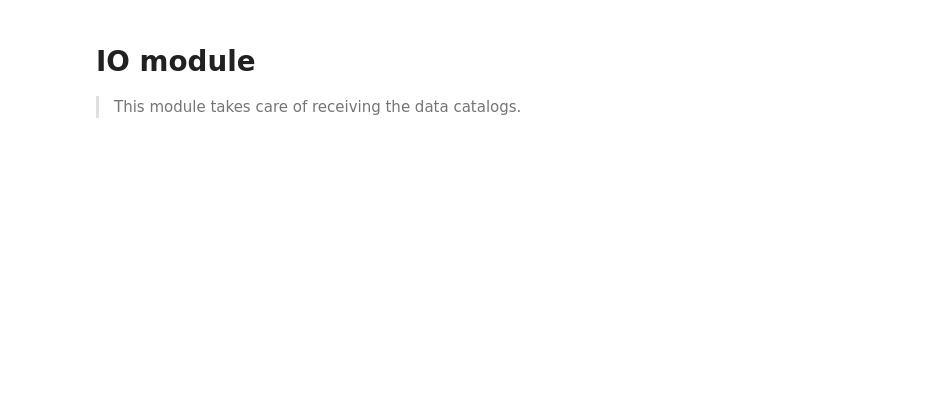
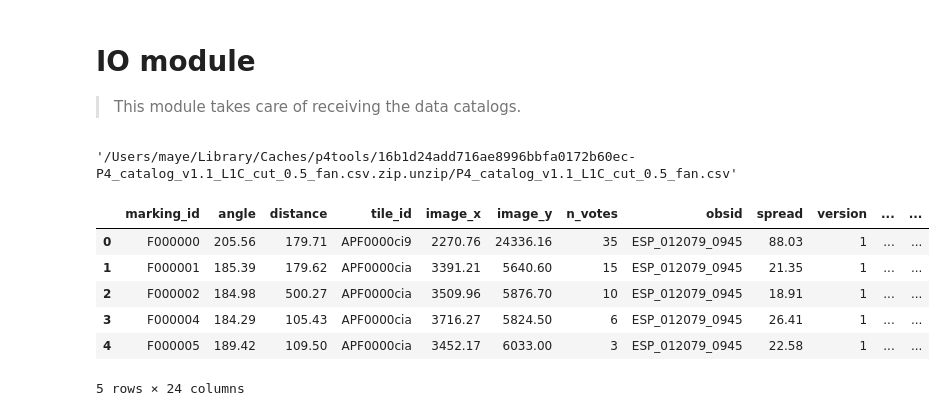
Before and after one commit to michaelaye/p4tools, a Jupyter notebook: notebooks/00_io.ipynb, the cells around one changed output. Drawn from its saved outputs; the diff is of its cells as text; code cells hidden in the pictures; blank space fills up the shorter version.

```diff
--- a/notebooks/00_io.ipynb
+++ b/notebooks/00_io.ipynb
@@ -64,2 +63,6 @@ def fetch_zipped_file(key):
     return fpath[0]
+# %%
+fetch_zipped_file("fans")
+# %% [output]
+'/Users/maye/Library/Caches/p4tools/16b1d24add716ae8996bbfa0172b60ec-P4_catalog_v1.1_L1C_cut_0.5_fan.csv.zip.unzip/P4_catalog_v1.1_L1C_cut_0.5_fan.csv'
 # %%
@@ -88,3 +92,15 @@ def get_tile_urls() -> pd.DataFrame:
+# %%
+fans = get_fan_catalog()
+# %%
+fans.head()
+# %% [output]
+|  | marking_id | angle | distance | tile_id | image_x | image_y | n_votes | obsid | spread | version | ... | ... |
+| 0 | F000000 | 205.56 | 179.71 | APF0000ci9 | 2270.76 | 24336.16 | 35 | ESP_012079_0945 | 88.03 | 1 | ... | ... |
+| 1 | F000001 | 185.39 | 179.62 | APF0000cia | 3391.21 | 5640.60 | 15 | ESP_012079_0945 | 21.35 | 1 | ... | ... |
+| 2 | F000002 | 184.98 | 500.27 | APF0000cia | 3509.96 | 5876.70 | 10 | ESP_012079_0945 | 18.91 | 1 | ... | ... |
+| 3 | F000004 | 184.29 | 105.43 | APF0000cia | 3716.27 | 5824.50 | 6 | ESP_012079_0945 | 26.41 | 1 | ... | ... |
+| 4 | F000005 | 189.42 | 109.50 | APF0000cia | 3452.17 | 6033.00 | 3 | ESP_012079_0945 | 22.58 | 1 | ... | ... |
+5 rows × 24 columns
 # %%
 get_region_names()
 # %% [output]
```
Also changed, not shown: parts of 20 cells of this notebook, 13 other files.
